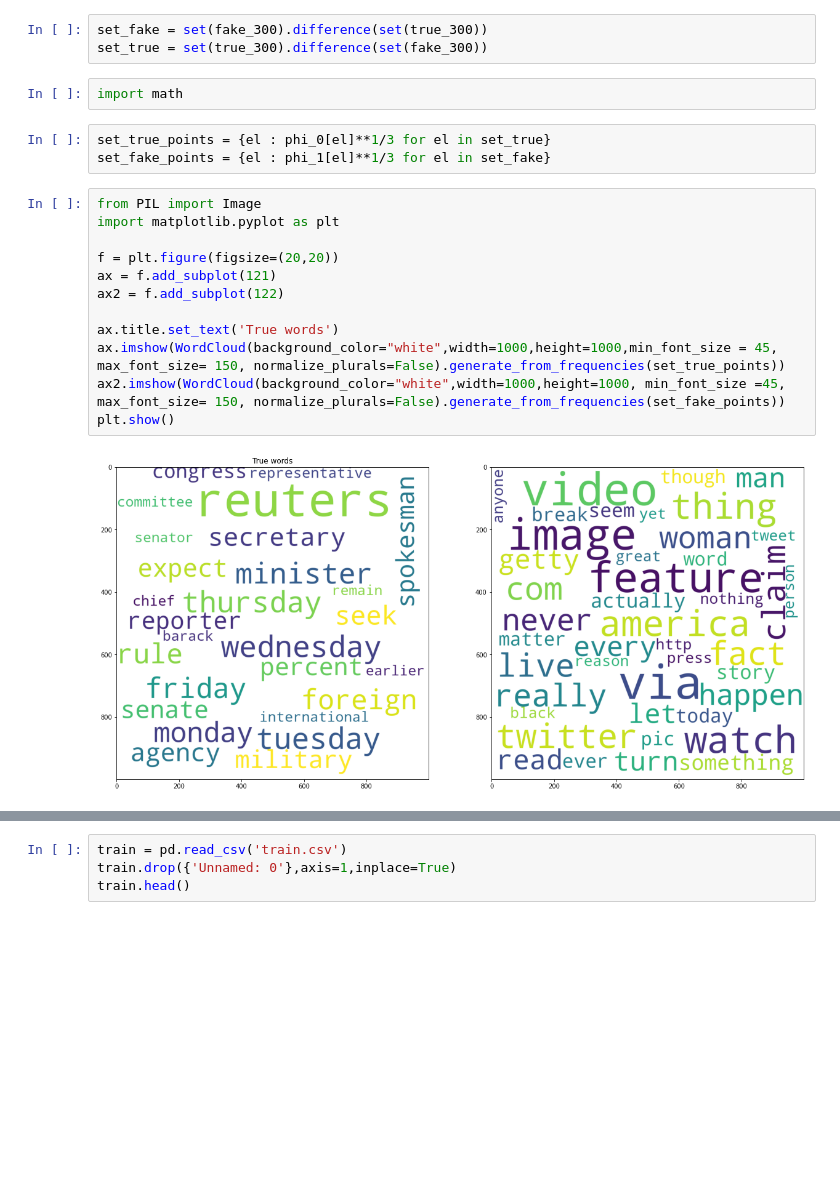
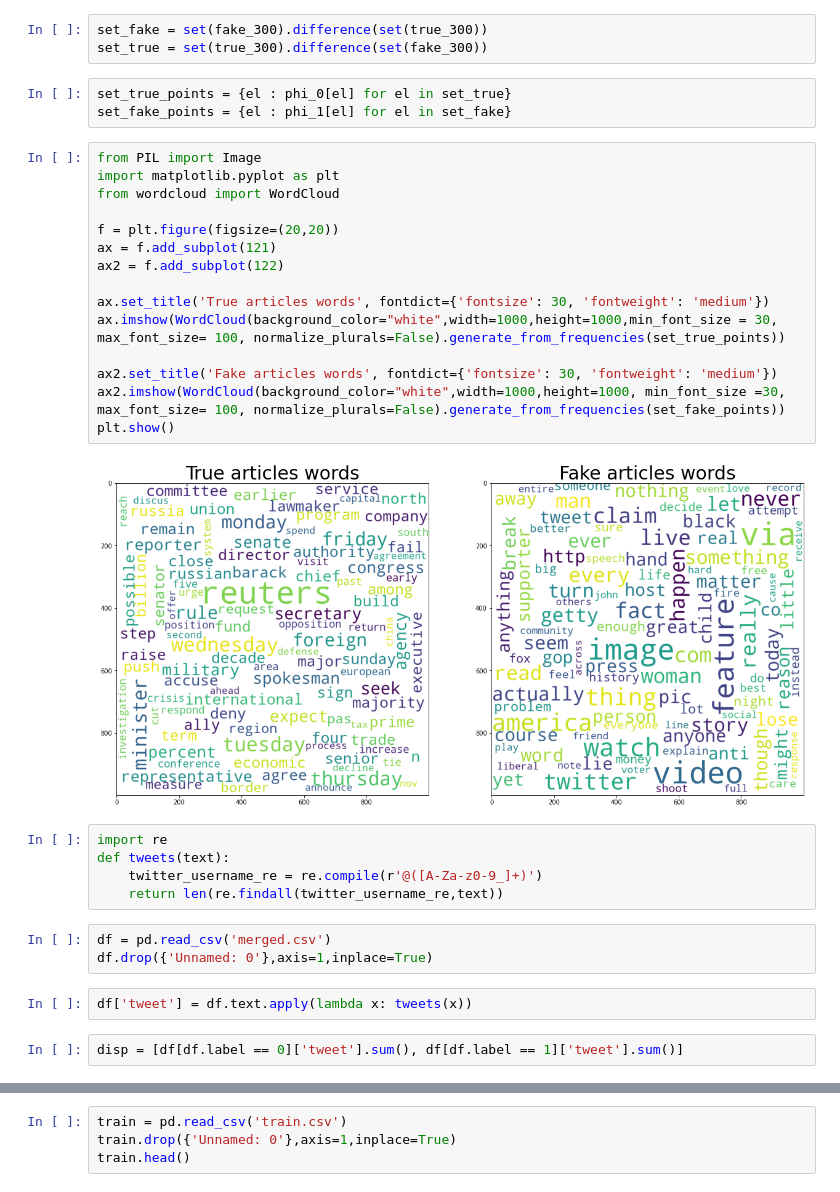
Before and after one commit to domenicocinque/FDSA1, a Jupyter notebook: Model.ipynb, the cells around one changed output, grey strips where cells are left out. Saved outputs shown, nothing was run; the diff lists cells and outputs as text; blank space fills up the shorter version.

Commit message:
update plots

```diff
--- a/Model.ipynb
+++ b/Model.ipynb
@@ -290,22 +299,35 @@ true_300 =take(300, true_words)
 # %%
 set_fake = set(fake_300).difference(set(true_300))
 set_true = set(true_300).difference(set(fake_300))
-# %%
-import math
 # %%
-set_true_points = {el : phi_0[el]**1/3 for el in set_true}
-set_fake_points = {el : phi_1[el]**1/3 for el in set_fake}
+set_true_points = {el : phi_0[el] for el in set_true}
+set_fake_points = {el : phi_1[el] for el in set_fake}
 # %%
 from PIL import Image
 import matplotlib.pyplot as plt
+from wordcloud import WordCloud
 
 f = plt.figure(figsize=(20,20))
 ax = f.add_subplot(121)
 ax2 = f.add_subplot(122)
 
-ax.title.set_text('True words')
-ax.imshow(WordCloud(background_color="white",width=1000,height=1000,min_font_size = 45, max_font_size= 150, normalize_plurals=False).generate_from_frequencies(set_true_points))
-ax2.imshow(WordCloud(background_color="white",width=1000,height=1000, min_font_size =45, max_font_size= 150, normalize_plurals=False).generate_from_frequencies(set_fake_points))
+ax.set_title('True articles words', fontdict={'fontsize': 30, 'fontweight': 'medium'})
+ax.imshow(WordCloud(background_color="white",width=1000,height=1000,min_font_size = 30, max_font_size= 100, normalize_plurals=False).generate_from_frequencies(set_true_points))
+
+ax2.set_title('Fake articles words', fontdict={'fontsize': 30, 'fontweight': 'medium'})
+ax2.imshow(WordCloud(background_color="white",width=1000,height=1000, min_font_size =30, max_font_size= 100, normalize_plurals=False).generate_from_frequencies(set_fake_points))
 plt.show()
 # %% [output]
-[figure, old version]
+[figure, new version]
+# %%
+import re
+def tweets(text):
+    twitter_username_re = re.compile(r'@([A-Za-z0-9_]+)')
+    return len(re.findall(twitter_username_re,text))
+# %%
+df = pd.read_csv('merged.csv')
+df.drop({'Unnamed: 0'},axis=1,inplace=True)
+# %%
+df['tweet'] = df.text.apply(lambda x: tweets(x))
+# %%
+disp = [df[df.label == 0]['tweet'].sum(), df[df.label == 1]['tweet'].sum()]
```
Also changed, not shown: parts of 8 cells of this notebook.
